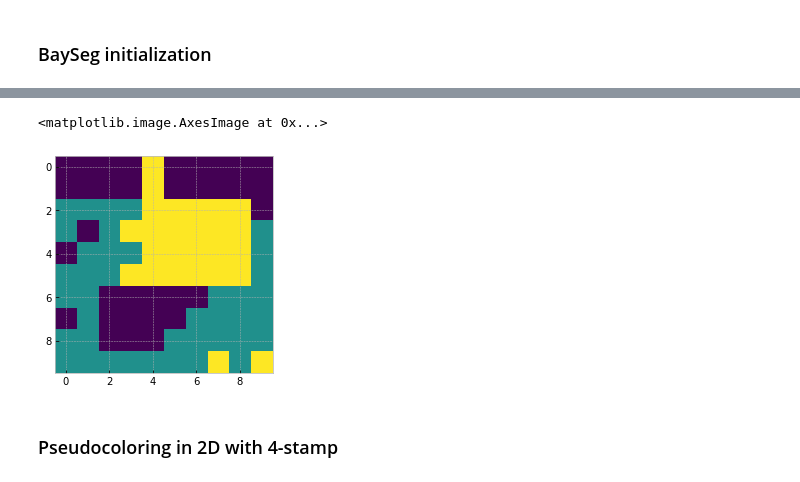
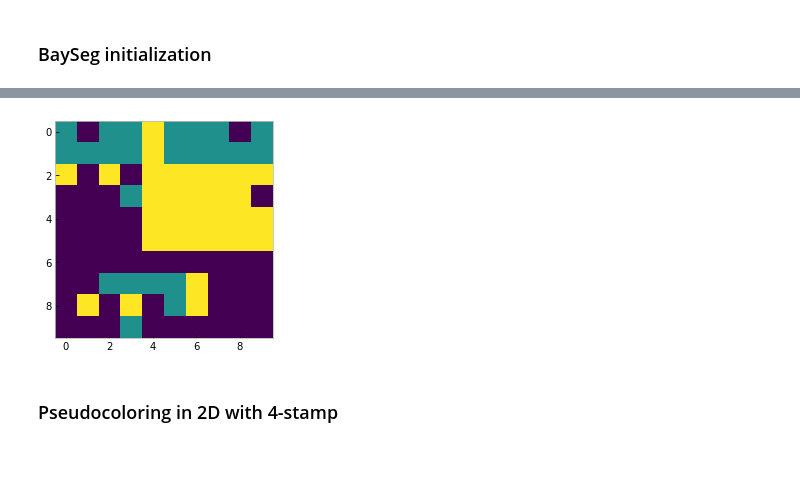
Before and after one commit to cgre-aachen/bayseg, a Jupyter notebook: notebooks/alex_prototyping_2d.ipynb, the cells around one changed output, grey strips where cells are left out. Drawn from its saved outputs; the diff is of its cells as text; code cells hidden in the pictures.

```diff
--- a/notebooks/alex_prototyping_2d.ipynb
+++ b/notebooks/alex_prototyping_2d.ipynb
@@ -91,4 +83,4 @@ np.shape(coords_vector)
 # %% [markdown]
 ### BaySeg initialization
 # %%
-clf = bayseg.BaySeg(coords_vector, (10,10), feature_vector, 3)
+clf = bayseg.BaySeg(obs, 3)
@@ -95,8 +107,8 @@ clf = bayseg.BaySeg(coords_vector, (10,10), feature_vector, 3)
 # %%
 plt.imshow(clf.labels[-1].reshape(10,10))
+plt.grid(False)
 # %% [output]
-<matplotlib.image.AxesImage at 0x...>
-[figure, old version]
+[figure, new version]
 # %% [markdown]
 ### Pseudocoloring in 2D with 4-stamp
 # %%
```
Also changed, not shown: parts of 4 cells of this notebook, 7 other files.
